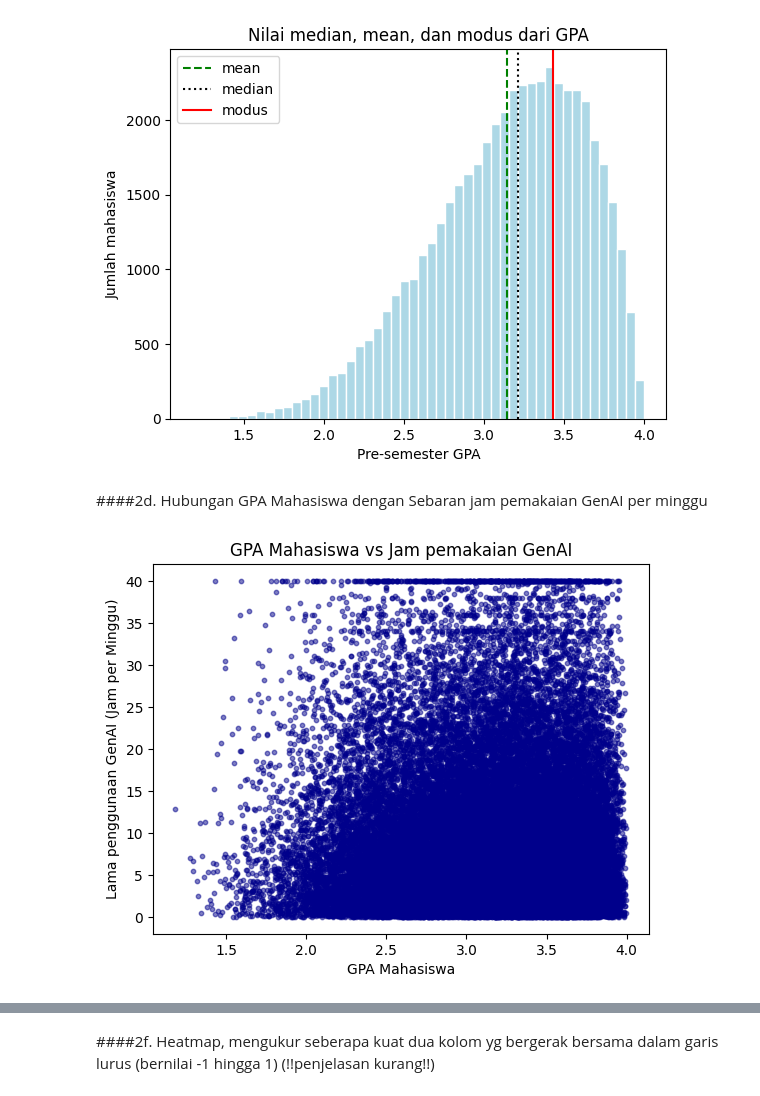
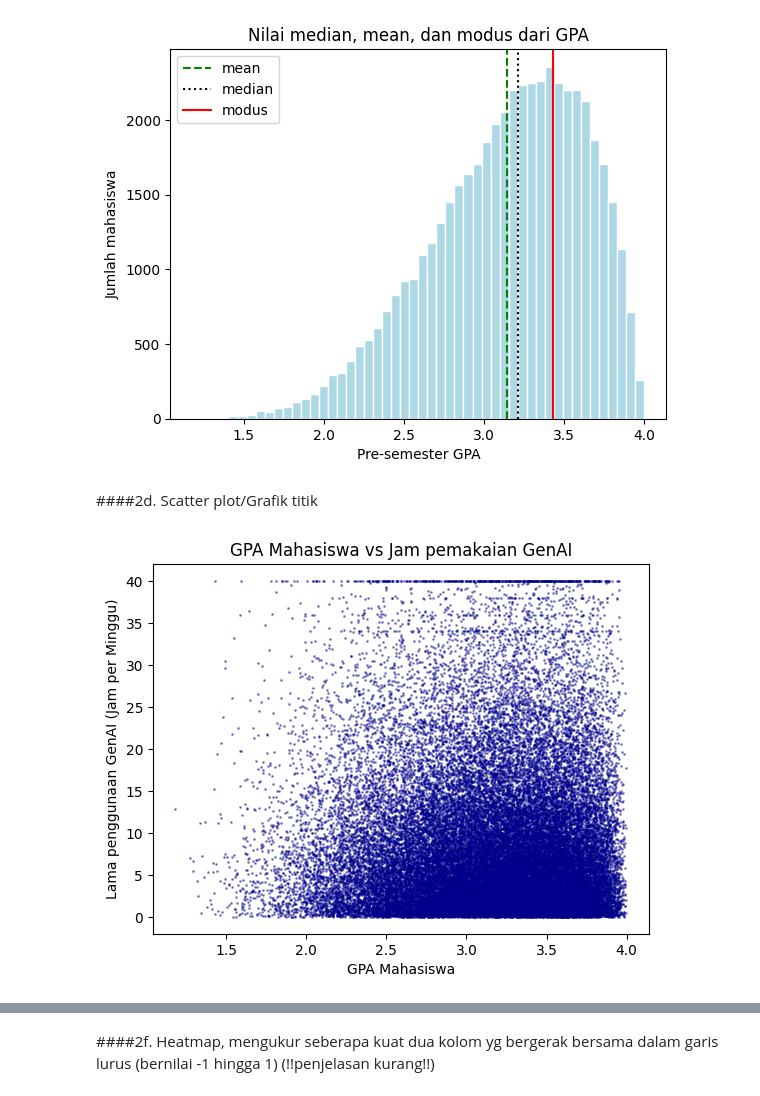
Before and after one commit to Shxrp08/Project_SG_I-Smile_Group6_2026, a Jupyter notebook: Project_SG_Group_6_Rev1.ipynb, the cells around one changed output, grey strips where cells are left out. Drawn from its saved outputs; the diff is of its cells as text; code cells hidden in the pictures.

```diff
--- a/Project_SG_Group_6_Rev1.ipynb
+++ b/Project_SG_Group_6_Rev1.ipynb
@@ -230,14 +230,16 @@ plt.legend()
 plt.show()
 # %% [output]
 [figure]
-# %% [markdown]
-####2d. Hubungan GPA Mahasiswa dengan Sebaran jam pemakaian GenAI per minggu
+# %% [markdown]
+####2d. Scatter plot/Grafik titik
 # %%
-plt.scatter(df["Pre_Semester_GPA"], df["Weekly_GenAI_Hours"], alpha=0.5, s=10, color="darkblue")  # Menampilkan nilai  dua data
+# Hubungan GPA Mahasiswa dengan Sebaran jam pemakaian GenAI per minggu
+
+plt.scatter(df["Pre_Semester_GPA"], df["Weekly_GenAI_Hours"], alpha=0.4, s=1, color="darkblue")  # Atur scatter: alpha = transparansi,  s = size
 plt.title("GPA Mahasiswa vs Jam pemakaian GenAI")
 plt.xlabel("GPA Mahasiswa")
 plt.ylabel("Lama penggunaan GenAI (Jam per Minggu)")
 plt.show()
 # %% [output]
-[figure, old version]
+[figure, new version]
 # %% [markdown]
```
Also changed, not shown: parts of 2 cells of this notebook.
